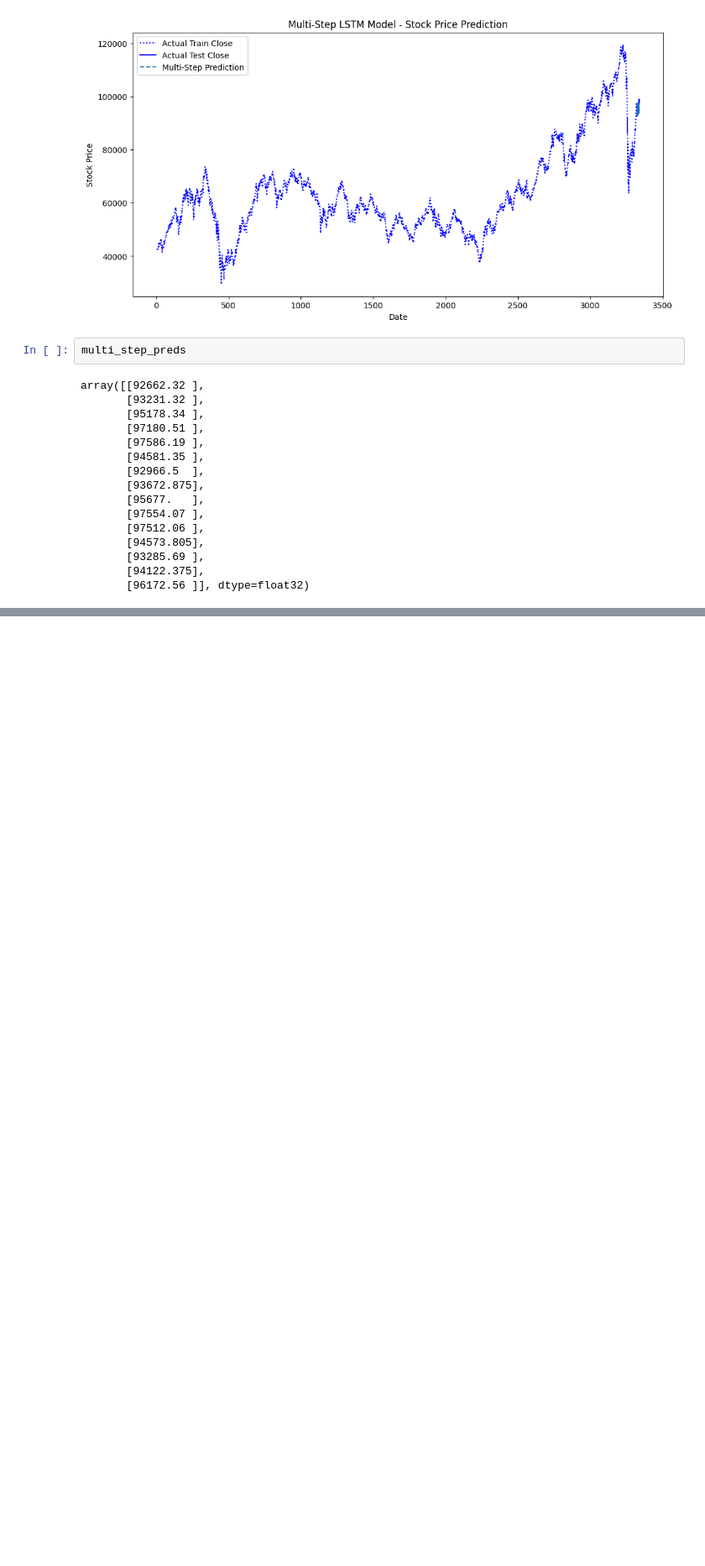
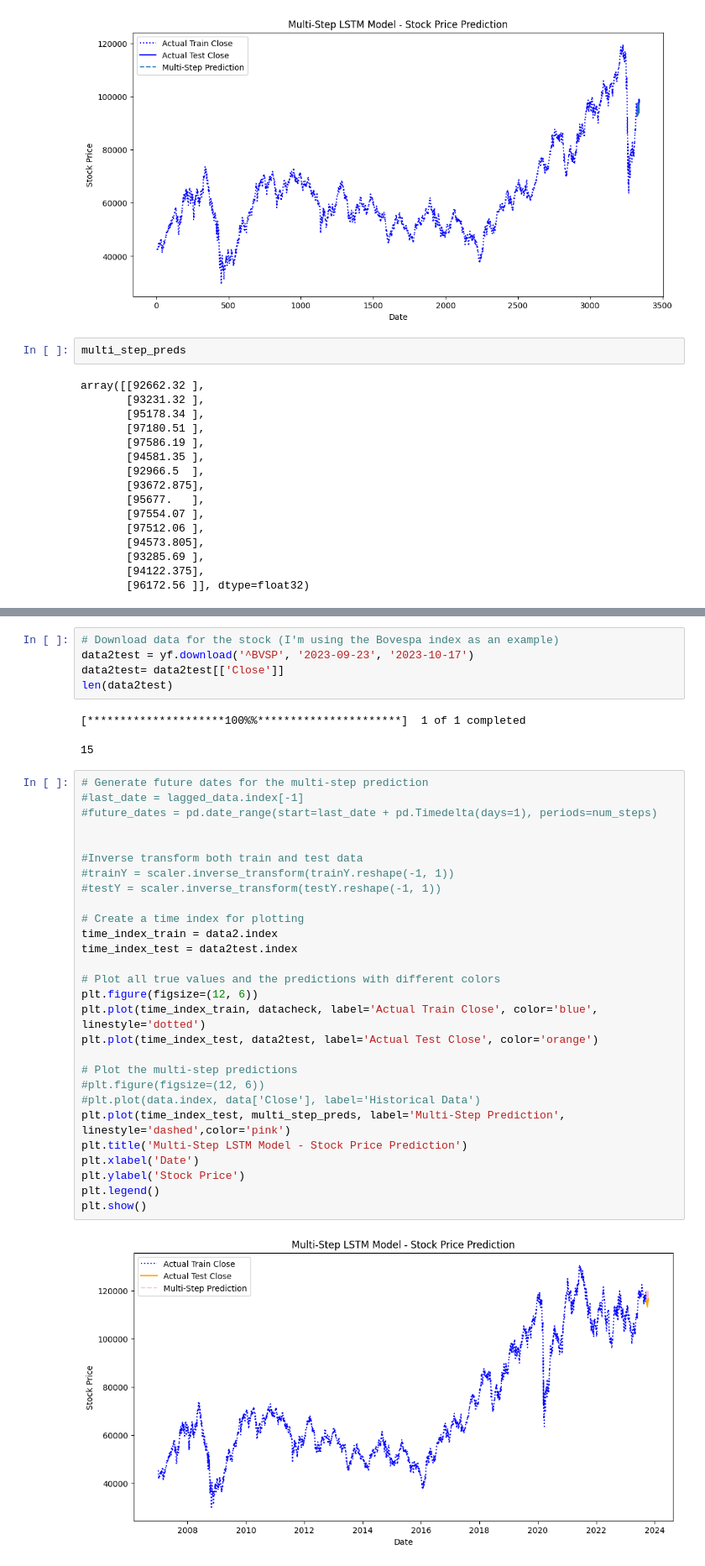
Before and after one commit to marreapato/Forecasting-BVSP-Deep-Learning, a Jupyter notebook: Baseline_Com_Lags.ipynb, the cells around one changed output, grey strips where cells are left out. Shown at 84% size. Saved outputs shown, nothing was run; the diff lists cells and outputs as text; blank space fills up the shorter version.

```diff
--- a/Baseline_Com_Lags.ipynb
+++ b/Baseline_Com_Lags.ipynb
@@ -668,0 +733,38 @@ array([[95547.],
+# %%
+# Download data for the stock (I'm using the Bovespa index as an example)
+data2test = yf.download('^BVSP', '2023-09-23', '2023-10-17')
+data2test= data2test[['Close']]
+len(data2test)
+# %% [output]
+[*********************100%%**********************]  1 of 1 completed
+15
+# %%
+# Generate future dates for the multi-step prediction
+#last_date = lagged_data.index[-1]
+#future_dates = pd.date_range(start=last_date + pd.Timedelta(days=1), periods=num_steps)
+
+
+#Inverse transform both train and test data
+#trainY = scaler.inverse_transform(trainY.reshape(-1, 1))
+#testY = scaler.inverse_transform(testY.reshape(-1, 1))
+
+# Create a time index for plotting
+time_index_train = data2.index
+time_index_test = data2test.index
+
+# Plot all true values and the predictions with different colors
+plt.figure(figsize=(12, 6))
+plt.plot(time_index_train, datacheck, label='Actual Train Close', color='blue', linestyle='dotted')
+plt.plot(time_index_test, data2test, label='Actual Test Close', color='orange')
+
+# Plot the multi-step predictions
+#plt.figure(figsize=(12, 6))
+#plt.plot(data.index, data['Close'], label='Historical Data')
+plt.plot(time_index_test, multi_step_preds, label='Multi-Step Prediction', linestyle='dashed',color='pink')
+plt.title('Multi-Step LSTM Model - Stock Price Prediction')
+plt.xlabel('Date')
+plt.ylabel('Stock Price')
+plt.legend()
+plt.show()
+# %% [output]
+[figure, added]
```
Also changed, not shown: parts of 4 cells of this notebook.
